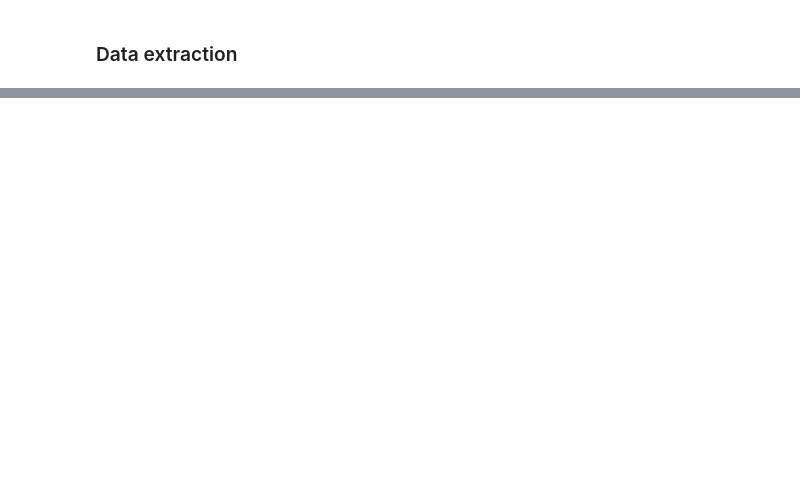
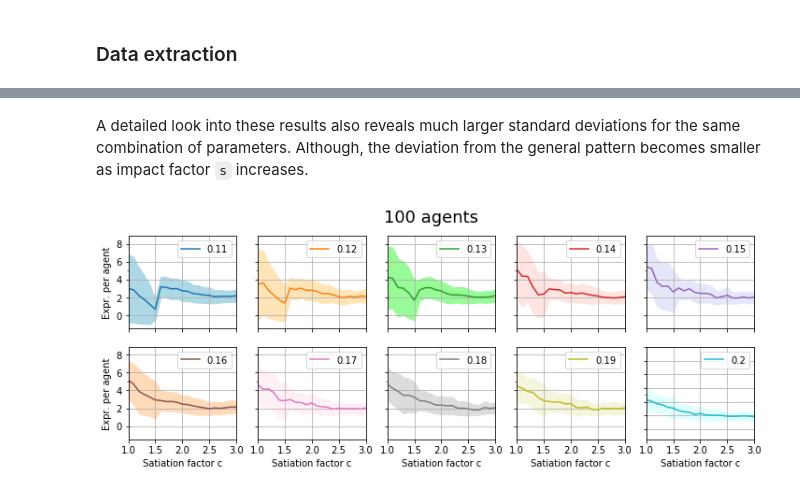
Before and after one commit to r-andre/abm-collective_emotions, a Jupyter notebook: exploration.ipynb, the cells around one changed output, grey strips where cells are left out. Cells and saved outputs as stored; diff of their text form; code cells hidden in the pictures; blank space fills up the shorter version.

```diff
--- a/exploration.ipynb
+++ b/exploration.ipynb
@@ -105,0 +142,33 @@ df.to_csv("cyberemotions-dataset-ncs.csv", index=False)
+# %% [markdown]
+A detailed look into these results also reveals much larger standard deviations for the same combination of parameters. Although, the deviation from the general pattern becomes smaller as impact factor `s` increases.
+# %%
+fig = plt.figure(figsize=(12,4))
+ax = fig.add_subplot(251)
+ax1, ax2, ax3, ax4 = fig.add_subplot(252, sharey=ax, sharex=ax), fig.add_subplot(253, sharey=ax, sharex=ax), fig.add_subplot(254, sharey=ax, sharex=ax), fig.add_subplot(255, sharey=ax, sharex=ax)
+ax5, ax6, ax7, ax8, ax9 = fig.add_subplot(256, sharey=ax, sharex=ax), fig.add_subplot(257, sharey=ax, sharex=ax), fig.add_subplot(258, sharey=ax, sharex=ax), fig.add_subplot(259, sharey=ax, sharex=ax), fig.add_subplot(2,5,10, sharey=ax, sharex=ax)
+#ax10, ax11, ax12, ax13, ax14 = fig.add_subplot(3,5,11, sharey=ax, sharex=ax), fig.add_subplot(3,5,12, sharey=ax, sharex=ax), fig.add_subplot(3,5,13, sharey=ax, sharex=ax), fig.add_subplot(3,5,14, sharey=ax, sharex=ax), fig.add_subplot(3,5,15, sharey=ax, sharex=ax)
+axes = [ax, ax1, ax2, ax3, ax4, ax5, ax6, ax7, ax8, ax9]#, ax10, ax11, ax12, ax13, ax14]
+
+color1 = ["tab:blue", "tab:orange", "tab:green", "tab:red", "tab:purple", "tab:brown", "tab:pink", "tab:gray", "tab:olive", "tab:cyan", "tab:blue", "tab:orange", "tab:green", "tab:red", "tab:purple"]
+color2 = ["lightblue", "moccasin", "palegreen", "mistyrose", "lavender", "peachpuff", "lavenderblush", "gainsboro", "beige", "lightcyan", "lightblue", "moccasin", "palegreen", "mistyrose", "lavender"]
+
+df1 = results[results.Agents == 100].loc[:, ("Agents", "s", "c", "EpA", "EpAstd")]
+
+n = 0
+for s in df1.s.unique():
+    axis = axes[n]
+    c1, c2 = color1[n], color2[n]
+    n += 1
+    d = df1[df1.s == s]
+    d.plot(x="c", y="EpA", grid=True, label=str(s), c=c1, ax=axis)
+    axis.fill_between(x=d.c, y1=(d.EpA + d.EpAstd), y2=(d.EpA - d.EpAstd), color=c2)
+    axis.set_xticks([1.0, 1.5, 2.0, 2.5, 3.0])
+    axis.set_yticks([0, 2, 4, 6, 8, 10, 12])
+    axis.set_xlabel("Satiation factor c")
+    axis.set_ylabel("Expr. per agent")
+
+plt.suptitle("100 agents", fontsize=18)
+# plt.savefig("fig2.png", bbox_inches="tight")
+plt.show()
+# %% [output]
+[figure, added]
```
Also changed, not shown: parts of 53 cells of this notebook, 2 other files.
